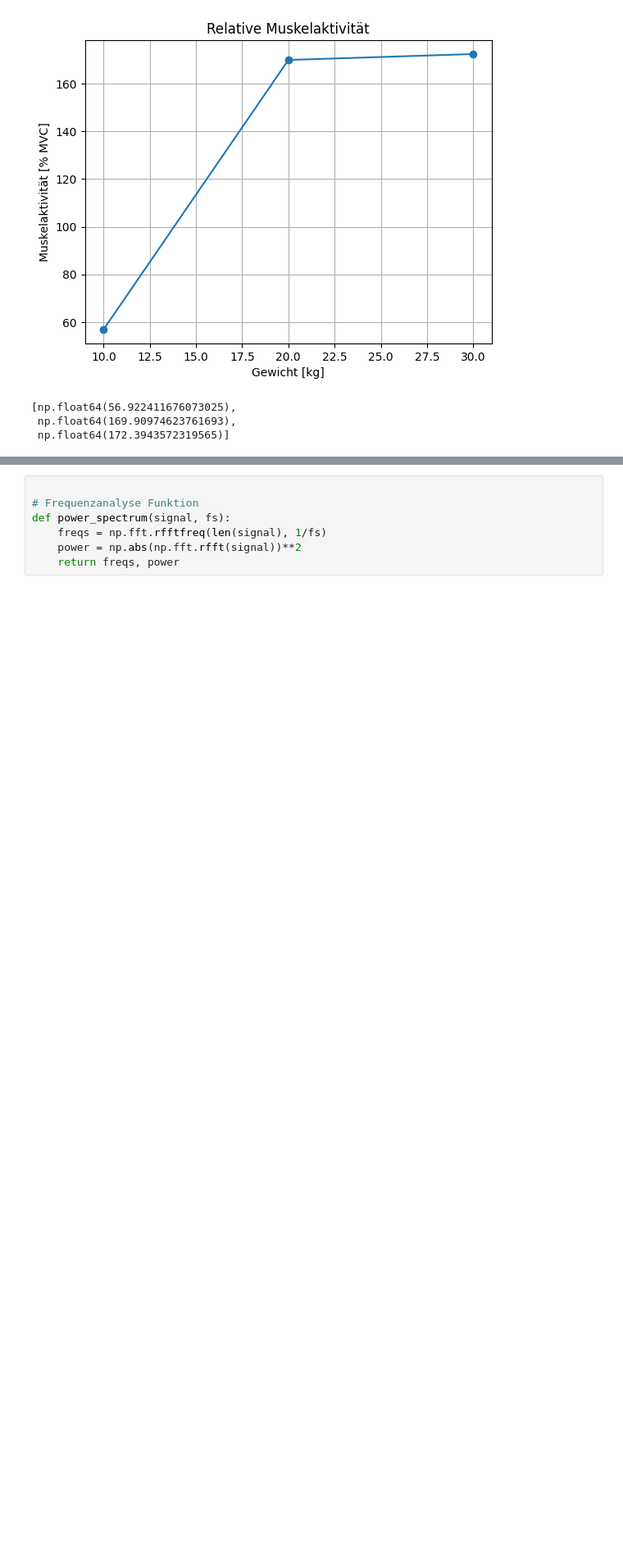
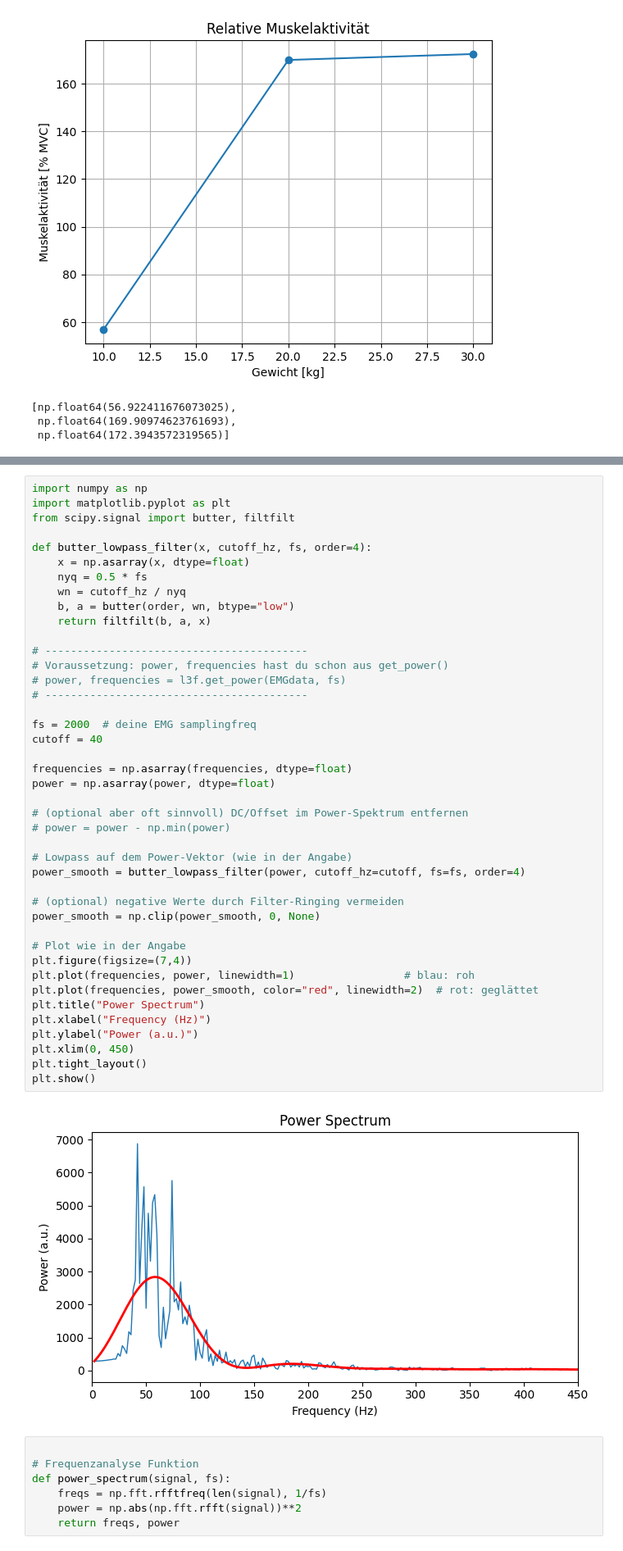
Before and after one commit to Gabse213/Biosignal_Lab_3, a Jupyter notebook: Lab3/MainCode3.ipynb, the cells around one changed output, grey strips where cells are left out. Shown at 82% size. Cells and saved outputs as stored; diff of their text form; blank space fills up the shorter version.

```diff
--- a/Lab3/MainCode3.ipynb
+++ b/Lab3/MainCode3.ipynb
@@ -162,3 +423,47 @@ weights_activity
+# %%
+import numpy as np
+import matplotlib.pyplot as plt
+from scipy.signal import butter, filtfilt
+
+def butter_lowpass_filter(x, cutoff_hz, fs, order=4):
+    x = np.asarray(x, dtype=float)
+    nyq = 0.5 * fs
+    wn = cutoff_hz / nyq
+    b, a = butter(order, wn, btype="low")
+    return filtfilt(b, a, x)
+
+# -----------------------------------------
+# Voraussetzung: power, frequencies hast du schon aus get_power()
+# power, frequencies = l3f.get_power(EMGdata, fs)
+# -----------------------------------------
+
+fs = 2000  # deine EMG samplingfreq
+cutoff = 40
+
+frequencies = np.asarray(frequencies, dtype=float)
+power = np.asarray(power, dtype=float)
+
+# (optional aber oft sinnvoll) DC/Offset im Power-Spektrum entfernen
+# power = power - np.min(power)
+
+# Lowpass auf dem Power-Vektor (wie in der Angabe)
+power_smooth = butter_lowpass_filter(power, cutoff_hz=cutoff, fs=fs, order=4)
+
+# (optional) negative Werte durch Filter-Ringing vermeiden
+power_smooth = np.clip(power_smooth, 0, None)
+
+# Plot wie in der Angabe
+plt.figure(figsize=(7,4))
+plt.plot(frequencies, power, linewidth=1)                 # blau: roh
+plt.plot(frequencies, power_smooth, color="red", linewidth=2)  # rot: geglättet
+plt.title("Power Spectrum")
+plt.xlabel("Frequency (Hz)")
+plt.ylabel("Power (a.u.)")
+plt.xlim(0, 450)
+plt.tight_layout()
+plt.show()
+# %% [output]
+[figure, added]
 # %%
 
 # Frequenzanalyse Funktion
```
Also changed, not shown: parts of 3 cells of this notebook, 1 other file.
